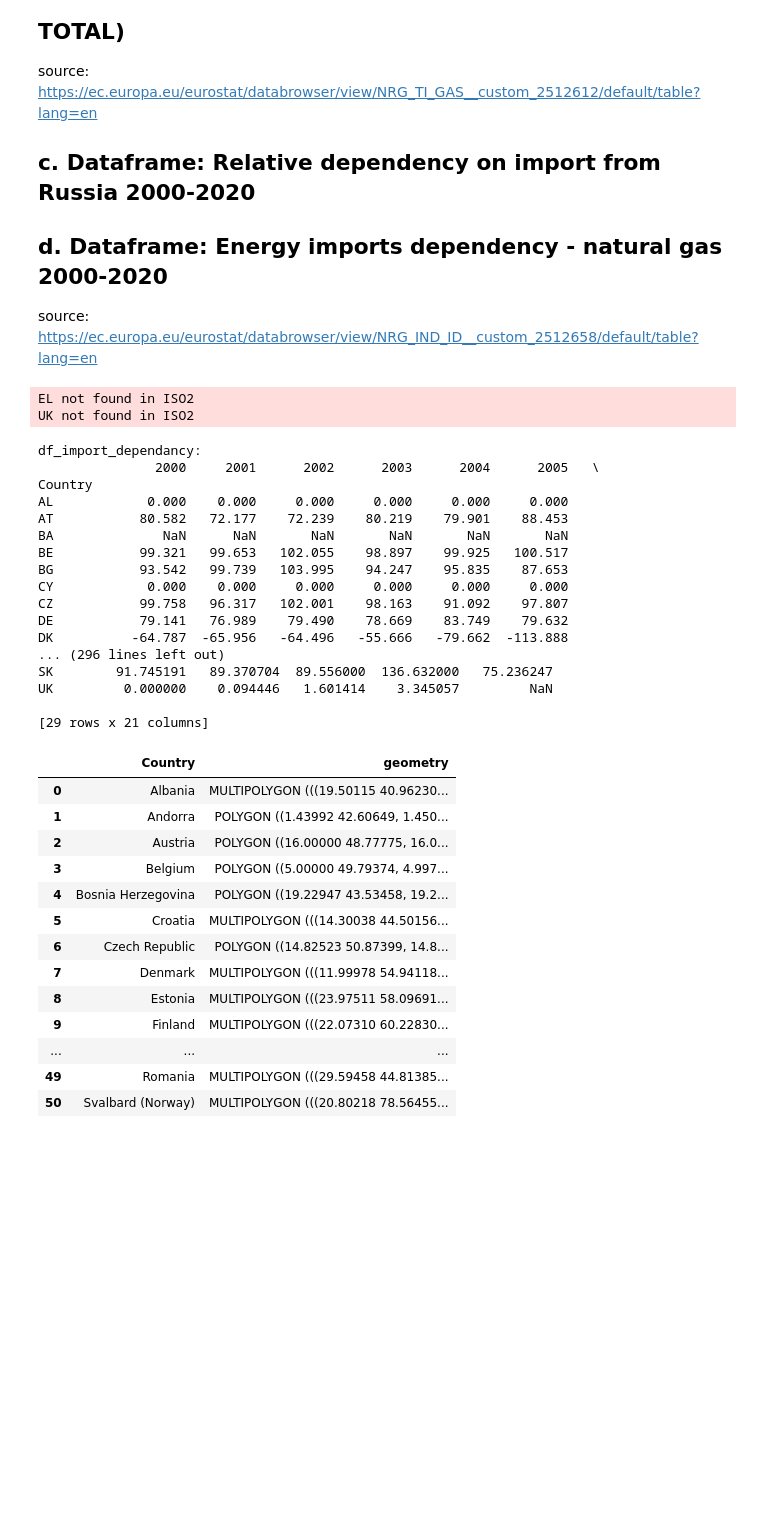
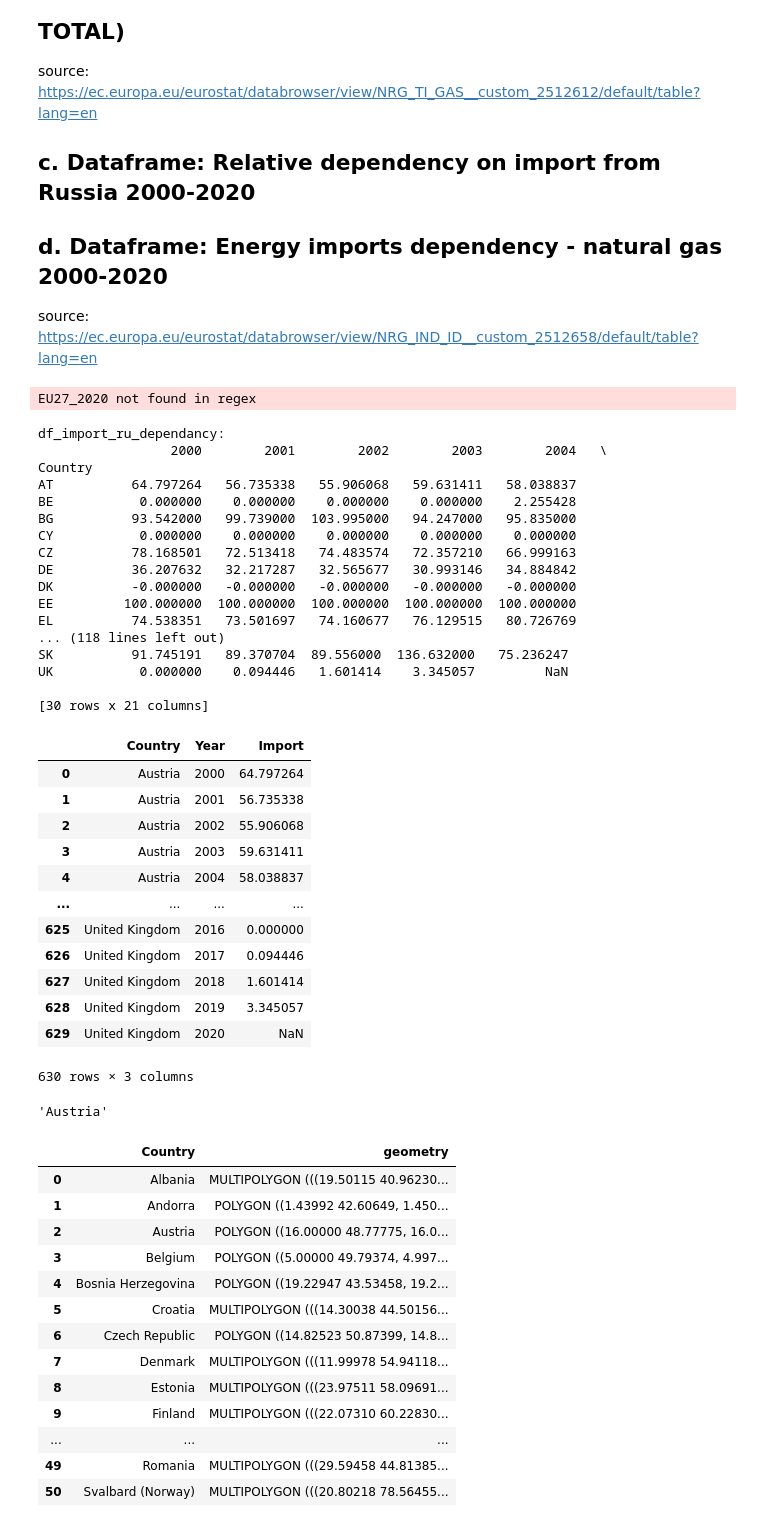
Before and after one commit to esvelaren/Information-Visualization-Project, a Jupyter notebook: dataframes.ipynb, the cells around one changed output. Drawn from its saved outputs; the diff is of its cells as text; code cells hidden in the pictures; blank space fills up the shorter version.

```diff
--- a/dataframes.ipynb
+++ b/dataframes.ipynb
@@ -175,33 +176,49 @@ source: https://ec.europa.eu/eurostat/databrowser/view/NRG_IND_ID__custom_251265
 # %%
 df_nat_gas_ru = pd.read_csv('datasets/nrg_ti_gas__custom_2512614_tabular.tsv', sep="\t" ,header = 0)
 df_nat_gas_total = pd.read_csv('datasets/nrg_ti_gas__custom_2512612_tabular.tsv', sep="\t" ,header = 0)
 df_nat_gas_depend = pd.read_csv('datasets/nrg_ind_id__custom_2512658_tabular.tsv', sep="\t" ,header = 0)
 df_nat_gas_depend_ru = calculate_total_ru_depend(df_nat_gas_ru, df_nat_gas_total, df_nat_gas_depend)
 
 with open('df_nat_gas_ru.pickle', 'wb') as handle:
     pickle.dump(df_nat_gas_depend_ru, handle, protocol=pickle.HIGHEST_PROTOCOL)
 
-#df_nat_gas_depend_ru
+df_nat_gas_depend_ru
 # %% [output]
-EL not found in ISO2
-UK not found in ISO2
+EU27_2020 not found in regex
-df_import_dependancy:
-               2000     2001      2002      2003      2004      2005   \
+df_import_ru_dependancy:
+                 2000        2001        2002        2003        2004   \
 Country
-AL            0.000    0.000     0.000     0.000     0.000     0.000
-AT           80.582   72.177    72.239    80.219    79.901    88.453
-BA              NaN      NaN       NaN       NaN       NaN       NaN
-BE           99.321   99.653   102.055    98.897    99.925   100.517
-BG           93.542   99.739   103.995    94.247    95.835    87.653
-CY            0.000    0.000     0.000     0.000     0.000     0.000
-CZ           99.758   96.317   102.001    98.163    91.092    97.807
-DE           79.141   76.989    79.490    78.669    83.749    79.632
-DK          -64.787  -65.956   -64.496   -55.666   -79.662  -113.888
-... (296 lines left out)
-SK        91.745191   89.370704  89.556000  136.632000   75.236247
-UK         0.000000    0.094446   1.601414    3.345057         NaN
+AT          64.797264   56.735338   55.906068   59.631411   58.038837
+BE           0.000000    0.000000    0.000000    0.000000    2.255428
+BG          93.542000   99.739000  103.995000   94.247000   95.835000
+CY           0.000000    0.000000    0.000000    0.000000    0.000000
+CZ          78.168501   72.513418   74.483574   72.357210   66.999163
+DE          36.207632   32.217287   32.565677   30.993146   34.884842
+DK          -0.000000   -0.000000   -0.000000   -0.000000   -0.000000
+EE         100.000000  100.000000  100.000000  100.000000  100.000000
+EL          74.538351   73.501697   74.160677   76.129515   80.726769
+... (118 lines left out)
+SK          91.745191   89.370704  89.556000  136.632000   75.236247
+UK           0.000000    0.094446   1.601414    3.345057         NaN
 
-[29 rows x 21 columns]
+[30 rows x 21 columns]
+|  | Country | Year | Import |
+| 0 | Austria | 2000 | 64.797264 |
+| 1 | Austria | 2001 | 56.735338 |
+| 2 | Austria | 2002 | 55.906068 |
+| 3 | Austria | 2003 | 59.631411 |
+| 4 | Austria | 2004 | 58.038837 |
+| ... | ... | ... | ... |
+| 625 | United Kingdom | 2016 | 0.000000 |
+| 626 | United Kingdom | 2017 | 0.094446 |
+| 627 | United Kingdom | 2018 | 1.601414 |
+| 628 | United Kingdom | 2019 | 3.345057 |
+| 629 | United Kingdom | 2020 | NaN |
+630 rows × 3 columns
+# %%
+df_nat_gas_depend_ru.iloc[0]['Country']
+# %% [output]
+'Austria'
 # %%
 shapefile = 'datasets/Europe.shp'
 gdf = gdp.read_file(shapefile)
```
Also changed, not shown: parts of 5 cells of this notebook, 5 other files.
